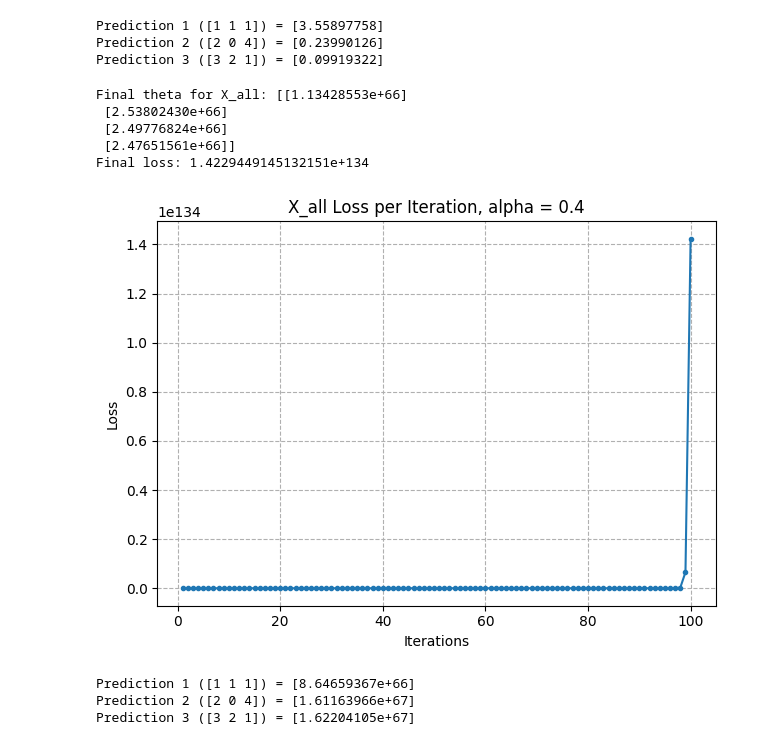
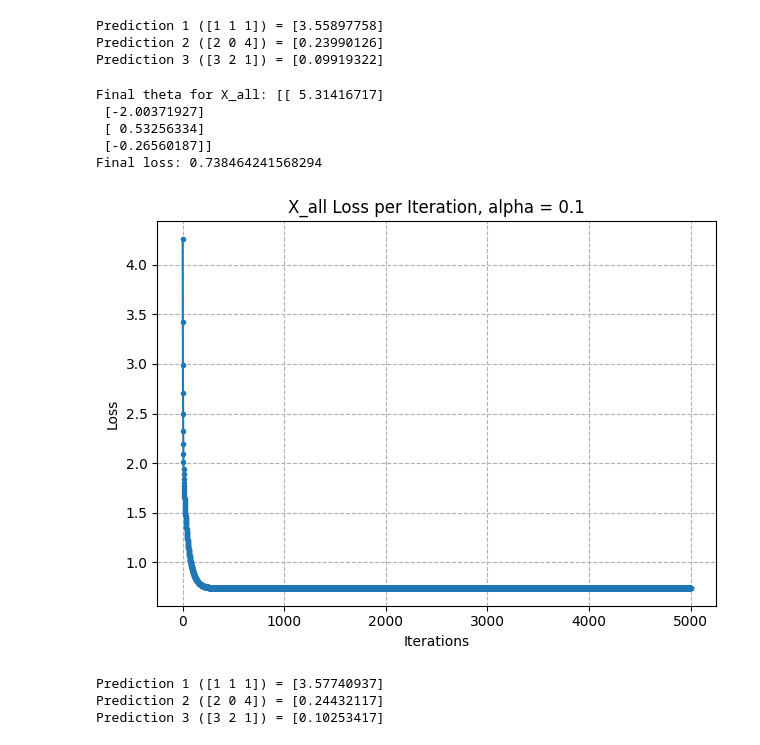
Before and after one commit to vvamsi91/IML_AS1, a Jupyter notebook: DEPCNB.ipynb, the cells around one changed output. Cells and saved outputs as stored; diff of their text form; code cells hidden in the pictures.

```diff
--- a/DEPCNB.ipynb
+++ b/DEPCNB.ipynb
@@ -166,8 +167,8 @@ Prediction 1 ([1 1 1]) = [3.55897758]
 Prediction 2 ([2 0 4]) = [0.23990126]
 Prediction 3 ([3 2 1]) = [0.09919322]
 # %%
-iterations = 100
-alpha = 0.4
+iterations = 5000
+alpha = 0.1
 X = np.hstack((X0,X1,X2,X3))
 theta = np.ones((4,1)) * 0.5
 # %%
@@ -175,27 +176,27 @@ theta, loss_history = find_linear_regression(X, Y, theta, alpha, iterations)
 print('Final theta for X_all:', theta)
 print('Final loss:', loss_history[-1])
 # %% [output]
-Final theta for X_all: [[1.13428553e+66]
- [2.53802430e+66]
- [2.49776824e+66]
- [2.47651561e+66]]
-Final loss: 1.4229449145132151e+134
+Final theta for X_all: [[ 5.31416717]
+ [-2.00371927]
+ [ 0.53256334]
+ [-0.26560187]]
+Final loss: 0.738464241568294
 # %%
 
 plt.plot(range(1, iterations + 1), loss_history, marker='o', markersize=3)
 plt.grid(linestyle='--')
 plt.xlabel('Iterations')
 plt.ylabel('Loss')
-plt.title('X_all Loss per Iteration, alpha = 0.4')
+plt.title('X_all Loss per Iteration, alpha = 0.1')
 plt.tight_layout()
 X_test = np.array([[1,1,1,1], [1,2,0,4], [1,3,2,1]])
 predictions = X_test.dot(theta)
 # %% [output]
-[figure, old version]
+[figure, new version]
 # %%
 for i, prediction in enumerate(predictions):
   print(f'Prediction {i+1} ({X_test[i,1:]}) = {prediction}')
 # %% [output]
-Prediction 1 ([1 1 1]) = [8.64659367e+66]
-Prediction 2 ([2 0 4]) = [1.61163966e+67]
-Prediction 3 ([3 2 1]) = [1.62204105e+67]
+Prediction 1 ([1 1 1]) = [3.57740937]
+Prediction 2 ([2 0 4]) = [0.24432117]
+Prediction 3 ([3 2 1]) = [0.10253417]
```
Also changed, not shown: parts of 1 cell of this notebook.
